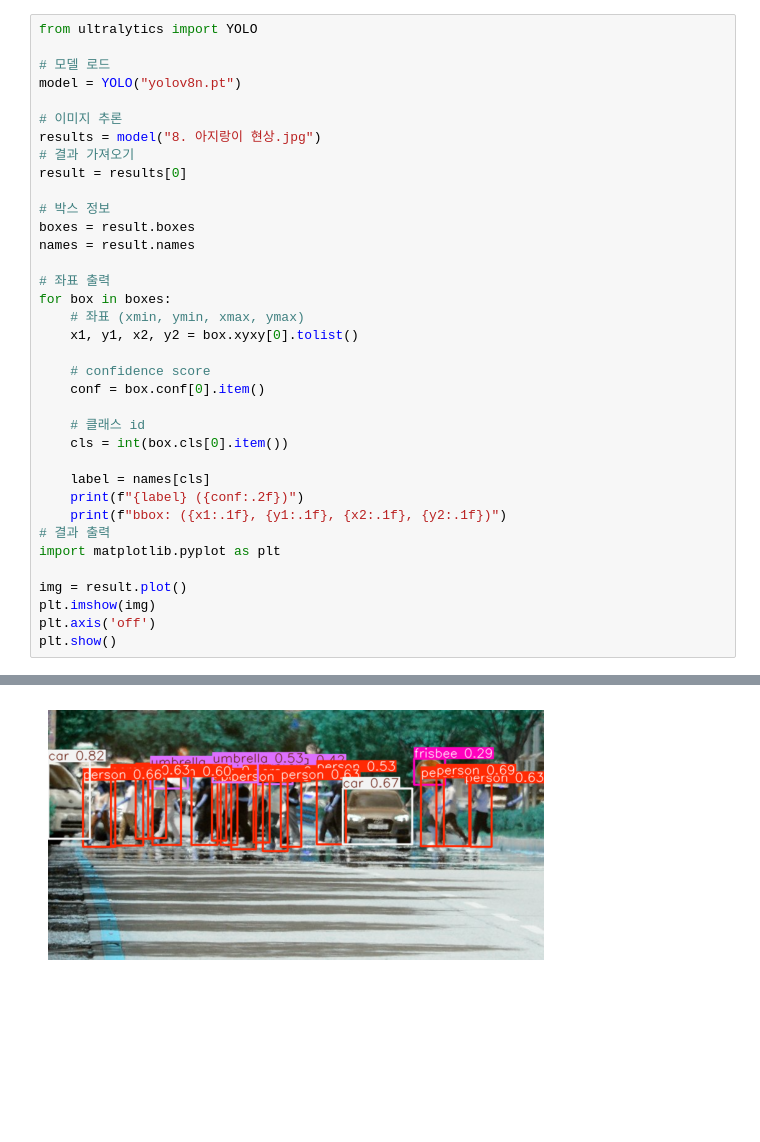
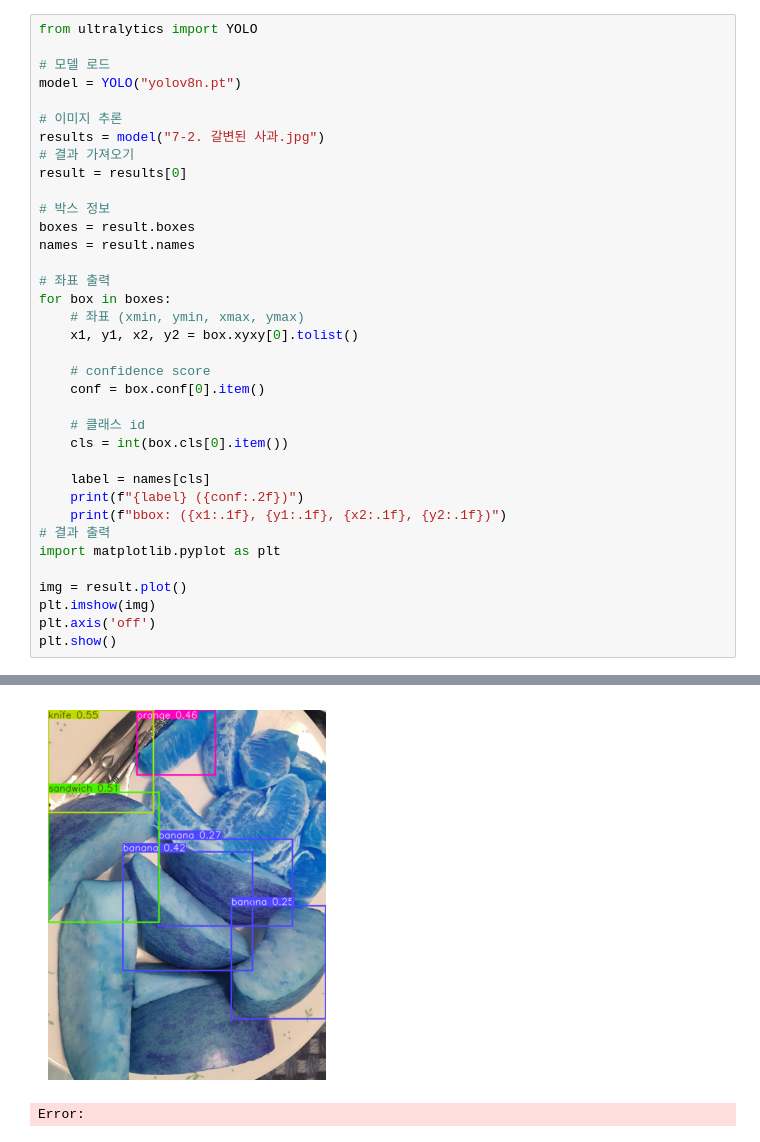
Before and after one commit to sangwook88/sci-snap, a Jupyter notebook: LM/object_detection.ipynb, the cells around one changed output, grey strips where cells are left out. Saved outputs shown, nothing was run; the diff lists cells and outputs as text; blank space fills up the shorter version.

```diff
--- a/LM/object_detection.ipynb
+++ b/LM/object_detection.ipynb
@@ -5,7 +5,7 @@ from ultralytics import YOLO
 model = YOLO("yolov8n.pt")
 
 # 이미지 추론
-results = model("8. 아지랑이 현상.jpg")
+results = model("7-2. 갈변된 사과.jpg")
 # 결과 가져오기
 result = results[0]
 
@@ -55,4 +52,5 @@ bbox: (264.0, 110.1, 287.1, 210.4)
-[figure, old version]
+[figure, new version]
+Error:
 # %%
 # 좌표 list
 
```
Also changed, not shown: parts of 2 cells of this notebook.
